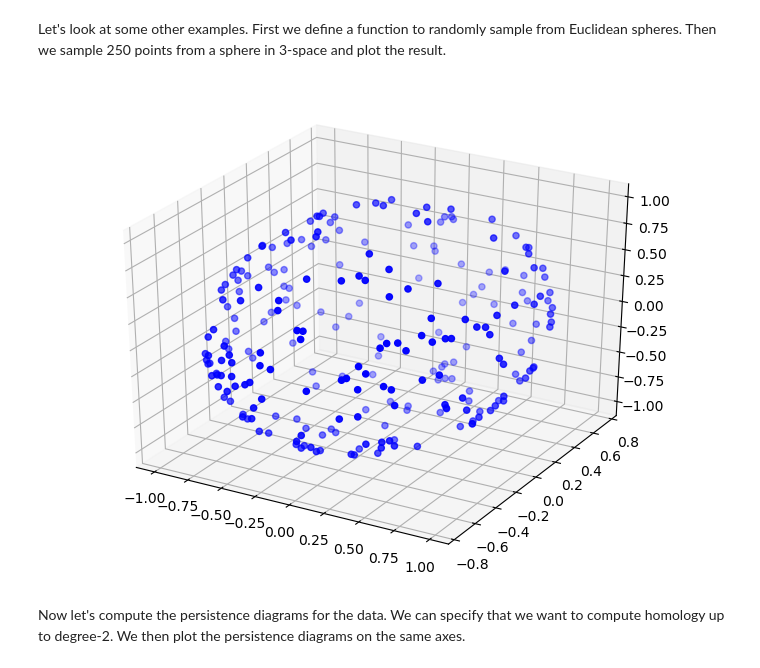
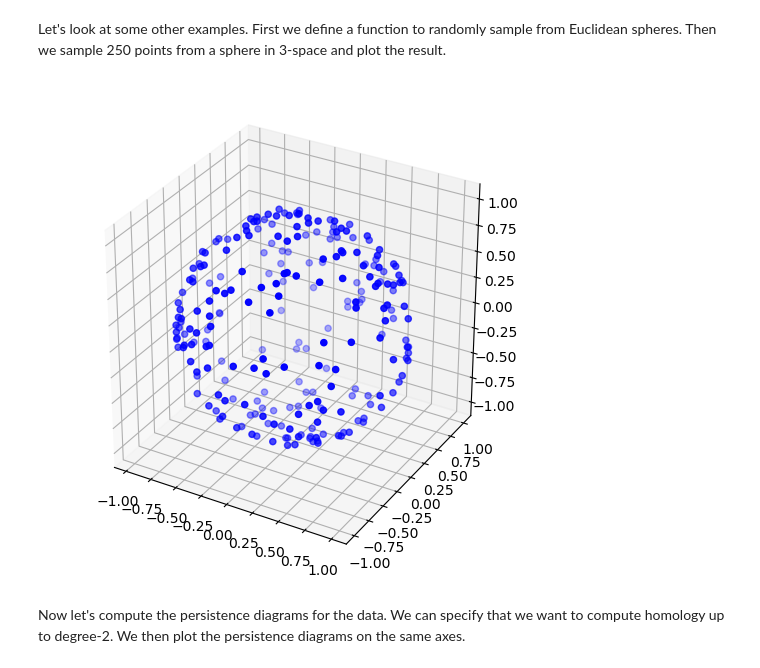
Before and after one commit to trneedham/TDACourse, a Jupyter notebook: PersistenceDiagramsDemonstration.ipynb, the cells around one changed output. Cells and saved outputs as stored; diff of their text form; code cells hidden in the pictures.

```diff
--- a/PersistenceDiagramsDemonstration.ipynb
+++ b/PersistenceDiagramsDemonstration.ipynb
@@ -93,18 +93,18 @@ Let's look at some other examples. First we define a function to randomly sample
 # %%
 def sample_spherical(npoints, ndim=3):
     vec = np.random.randn(ndim, npoints)
     vec /= np.linalg.norm(vec, axis=0)
     vec = np.transpose(vec)
     return vec
 
 sphere250 = sample_spherical(250)
 
 fig = pl.figure()
 ax = Axes3D(fig)
 ax.scatter(sphere250[:,0],sphere250[:,1],sphere250[:,2], c='b', marker='o');
-ax.axis('equal');
+ax.set_aspect('equal');
 # %% [output]
-[figure, old version]
+[figure, new version]
 # %% [markdown]
 Now let's compute the persistence diagrams for the data. We can specify that we want to compute homology up to degree-2. We then plot the persistence diagrams on the same axes.
 # %%
```
Also changed, not shown: parts of 13 cells of this notebook, 2 other files.
